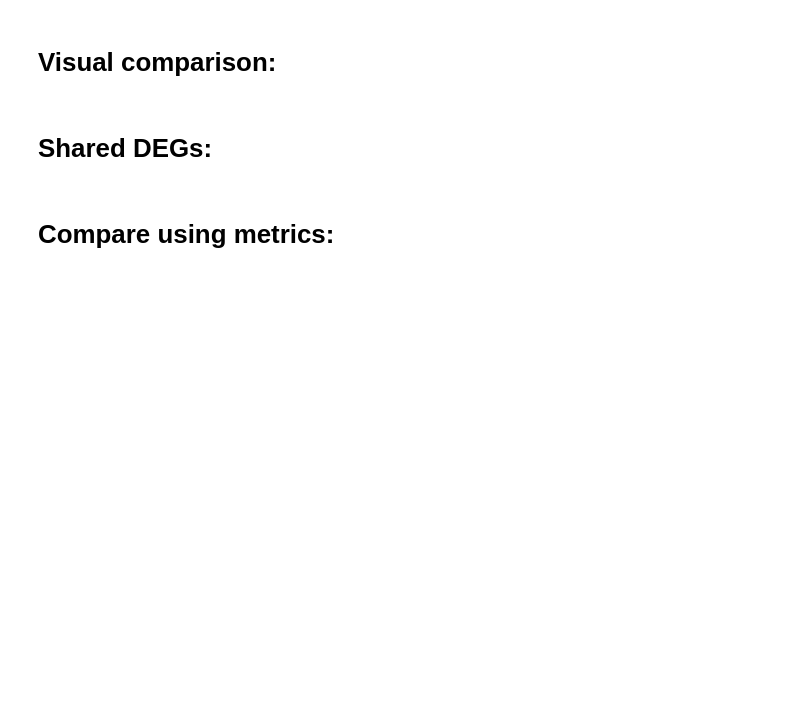
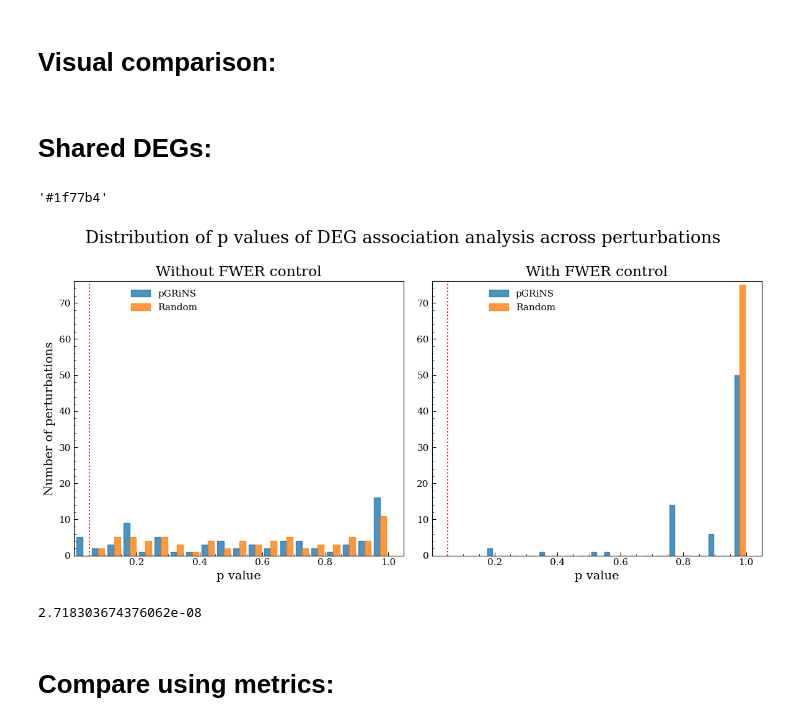
Before and after one commit to GeorgSommerer/bsc_thesis_pGRiNS, a Jupyter notebook: Analysis/eval_synth_data.ipynb, the cells around one changed output. Cells and saved outputs as stored; diff of their text form; code cells hidden in the pictures; blank space fills up the shorter version.

```diff
--- a/Analysis/eval_synth_data.ipynb
+++ b/Analysis/eval_synth_data.ipynb
@@ -64,10 +71,10 @@ for name in names:
 # %%
 for name in names:
     for model in models:
-        sc.tl.rank_genes_groups(data[name][model]["adata"],groupby="perturbation",reference="ctrl",key_added="DEG_analysis_ctrl",rankby_abs=True,layer="log1p")
+        sc.tl.rank_genes_groups(data[name][model]["adata"],groupby="perturbation",reference="rest",key_added="DEG_analysis_ctrl",rankby_abs=True,layer="log1p")
         data[name][model]["DEGs"] = {pert : data[name][model]["adata"].uns["DEG_analysis_ctrl"]["names"][pert][data[name][model]["adata"].uns["DEG_analysis_ctrl"]["pvals_adj"][pert] < 0.05] for pert in tqdm(data[name]["perts"])}
-        data[name][model]["ON_genes"] = {pert : data[name][model]["adata"].var_names[data[name][model]["pert_means"][pert]>np.mean(data[name][model]["pert_means"][pert])] for pert in tqdm(data[name]["perts"])}
+        #data[name][model]["ON_genes"] = {pert : data[name][model]["adata"].var_names[data[name][model]["pert_means"][pert]>np.mean(data[name][model]["pert_means"][pert])] for pert in tqdm(data[name]["perts"])}
     data[name]["Random"] = {}
     data[name]["Random"]["DEGs"] = {pert: np.random.choice(list(data[name]["pGRiNS"]["adata"].var_names),size=len(data[name]["pGRiNS"]["DEGs"][pert])) for pert in tqdm(data[name]["perts"])}
-    data[name]["Random"]["ON_genes"] = {pert: np.random.choice(list(data[name]["pGRiNS"]["adata"].var_names),size=len(data[name]["pGRiNS"]["ON_genes"][pert])) for pert in tqdm(data[name]["perts"])}
+    #data[name]["Random"]["ON_genes"] = {pert: np.random.choice(list(data[name]["pGRiNS"]["adata"].var_names),size=len(data[name]["pGRiNS"]["ON_genes"][pert])) for pert in tqdm(data[name]["perts"])}
 # %%
@@ -94,3 +99,39 @@ for test in ["DEGs","ON_genes"]:
+# %%
+prop_cycle= plotting_funs.set_mpl_attributes()
+# %%
+prop_cycle[0]
+# %% [output]
+'#1f77b4'
+# %%
+fig, axs = plt.subplots(1,2,figsize=(12,6))
+axs[0].hist([chisq_res["DEGs"]["pGRiNS"]["pvals"],chisq_res["DEGs"]["Random"]["pvals"]],bins=20,label=["pGRiNS","Random"],color=[prop_cycle[0],prop_cycle[1]],alpha=0.8,lw=1,edgecolor=[prop_cycle[0],prop_cycle[1]])
+axs[0].vlines(0.05,0,76,color="red",linestyles="dotted")
+axs[0].set_ylim(0,76)
+axs[0].set_xlim(0.000001,1.05)
+axs[0].set_title("Without FWER control")
+axs[0].legend(bbox_to_anchor=(0.4,1))
+axs[0].set_ylabel("Number of perturbations")
+axs[0].set_xlabel("p value")
+
+axs[1].hist([chisq_res["DEGs"]["pGRiNS"]["pvals_adj"],chisq_res["DEGs"]["Random"]["pvals_adj"]],label=["pGRiNS","Random"],bins=20,color=[prop_cycle[0],prop_cycle[1]],alpha=0.8,lw=1,edgecolor=[prop_cycle[0],prop_cycle[1]])
+axs[1].vlines(0.05,0,76,color="red",linestyles="dotted")
+axs[1].set_ylim(0,76)
+axs[1].set_xlim(0.0000001,1.05)
+axs[1].set_title("With FWER control")
+axs[1].legend(bbox_to_anchor=(0.4,1))
+axs[1].set_xlabel("p value")
+fig.suptitle("Distribution of p values of DEG association analysis across perturbations")
+fig.tight_layout()
+os.makedirs(f"Plots/{grn_file}/001",exist_ok=True)
+plt.savefig(f"Plots/{grn_file}/001/DEG_pvals.png")
+plt.show()
+# %% [output]
+[figure, added]
+# %%
+u_deg = mannwhitneyu(chisq_res["DEGs"]["pGRiNS"]["pvals_adj"],chisq_res["DEGs"]["Random"]["pvals_adj"],alternative="two-sided")
+print(u_deg.pvalue) # 2.718303674376062e-08
+# %% [output]
+2.718303674376062e-08
 # %% [markdown]
 # Compare using metrics:
 # %%
```
Also changed, not shown: parts of 15 cells of this notebook, 3 other files.
